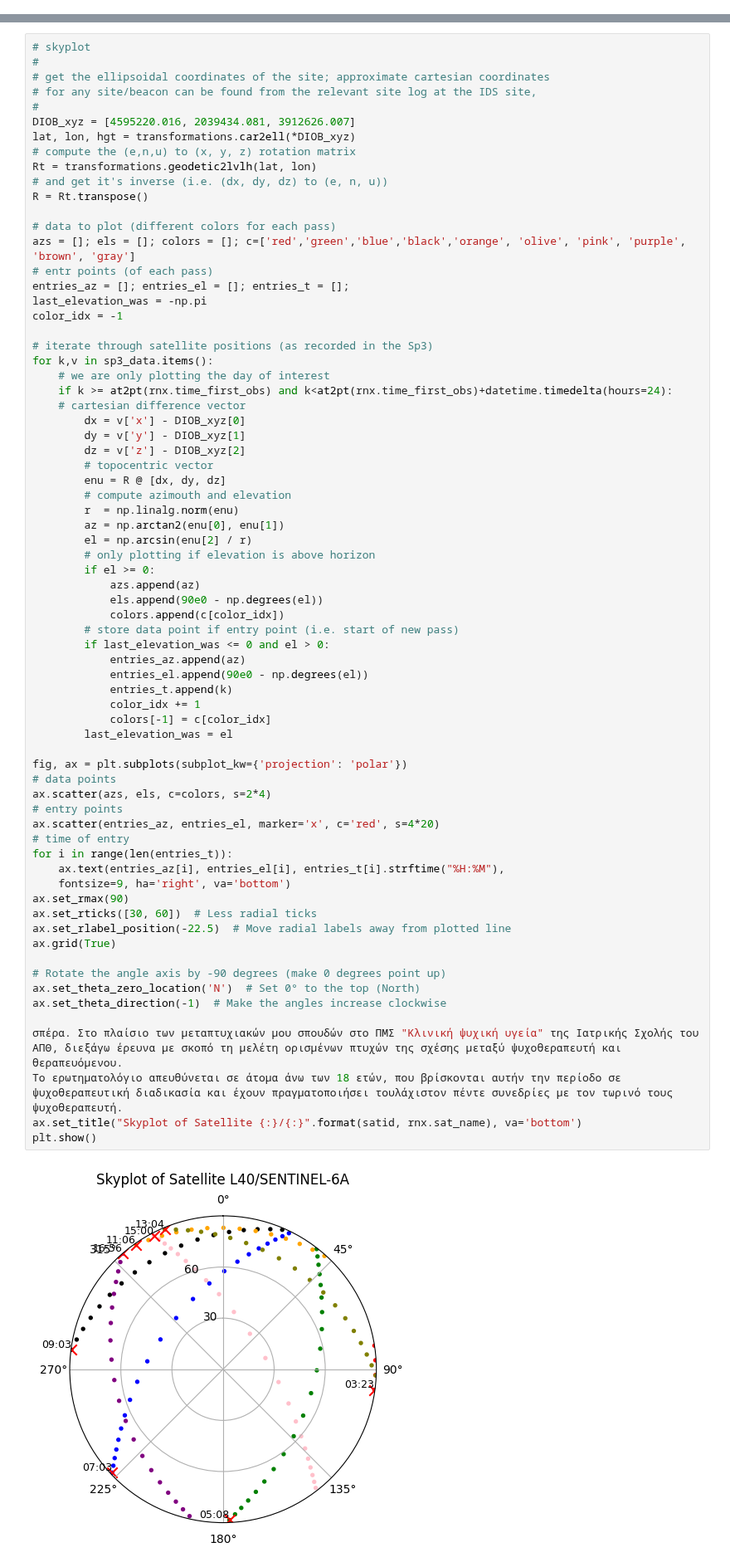
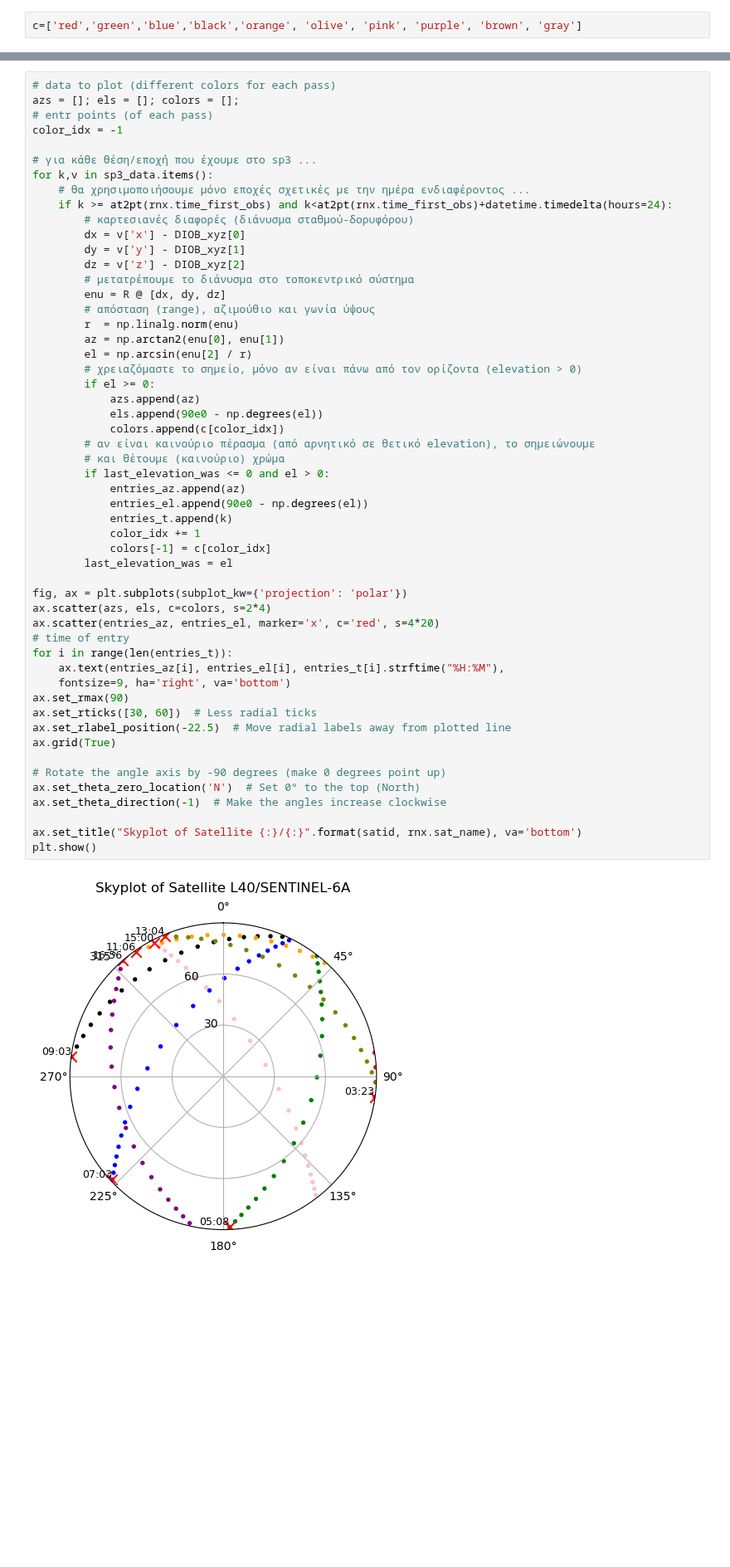
Before and after one commit to DSOlab/AcademicSoftware, a Jupyter notebook: JupiterLab/doris_ex2.ipynb, the cells around one changed output, grey strips where cells are left out. Shown at 83% size. Drawn from its saved outputs; the diff is of its cells as text; blank space fills up the shorter version.

```diff
--- a/JupiterLab/doris_ex2.ipynb
+++ b/JupiterLab/doris_ex2.ipynb
@@ -84,0 +121,2 @@ plt.show()
+# %%
+c=['red','green','blue','black','orange', 'olive', 'pink', 'purple', 'brown', 'gray']
@@ -85,72 +130,55 @@ plt.show()
 # %%
-# skyplot
-#
-# get the ellipsoidal coordinates of the site; approximate cartesian coordinates
-# for any site/beacon can be found from the relevant site log at the IDS site,
-#
-DIOB_xyz = [4595220.016, 2039434.081, 3912626.007]
-lat, lon, hgt = transformations.car2ell(*DIOB_xyz)
-# compute the (e,n,u) to (x, y, z) rotation matrix
-Rt = transformations.geodetic2lvlh(lat, lon)
-# and get it's inverse (i.e. (dx, dy, dz) to (e, n, u))
-R = Rt.transpose()
-
 # data to plot (different colors for each pass)
-azs = []; els = []; colors = []; c=['red','green','blue','black','orange', 'olive', 'pink', 'purple', 'brown', 'gray']
+azs = []; els = []; colors = [];
 # entr points (of each pass)
-entries_az = []; entries_el = []; entries_t = [];
-last_elevation_was = -np.pi
 color_idx = -1
 
-# iterate through satellite positions (as recorded in the Sp3)
+# για κάθε θέση/εποχή που έχουμε στο sp3 ...
 for k,v in sp3_data.items():
-    # we are only plotting the day of interest
+    # θα χρησιμοποιήσουμε μόνο εποχές σχετικές με την ημέρα ενδιαφέροντος ...
     if k >= at2pt(rnx.time_first_obs) and k<at2pt(rnx.time_first_obs)+datetime.timedelta(hours=24):
-    # cartesian difference vector
+        # καρτεσιανές διαφορές (διάνυσμα σταθμού-δορυφόρου)
         dx = v['x'] - DIOB_xyz[0]
         dy = v['y'] - DIOB_xyz[1]
         dz = v['z'] - DIOB_xyz[2]
-        # topocentric vector
+        # μετατρέπουμε το διάνυσμα στο τοποκεντρικό σύστημα
         enu = R @ [dx, dy, dz]
-        # compute azimouth and elevation
+        # απόσταση (range), αζιμούθιο και γωνία ύψους
         r  = np.linalg.norm(enu)
         az = np.arctan2(enu[0], enu[1])
         el = np.arcsin(enu[2] / r)
-        # only plotting if elevation is above horizon
+        # χρειαζόμαστε το σημείο, μόνο αν είναι πάνω από τον ορίζοντα (elevation > 0)
         if el >= 0:
             azs.append(az)
             els.append(90e0 - np.degrees(el))
             colors.append(c[color_idx])
-        # store data point if entry point (i.e. start of new pass)
+        # αν είναι καινούριο πέρασμα (από αρνητικό σε θετικό elevation), το σημειώνουμε
+        # και θέτουμε (καινούριο) χρώμα
         if last_elevation_was <= 0 and el > 0:
             entries_az.append(az)
             entries_el.append(90e0 - np.degrees(el))
             entries_t.append(k)
             color_idx += 1
             colors[-1] = c[color_idx]
         last_elevation_was = el
 
 fig, ax = plt.subplots(subplot_kw={'projection': 'polar'})
-# data points
 ax.scatter(azs, els, c=colors, s=2*4)
-# entry points
 ax.scatter(entries_az, entries_el, marker='x', c='red', s=4*20)
 # time of entry
 for i in range(len(entries_t)):
     ax.text(entries_az[i], entries_el[i], entries_t[i].strftime("%H:%M"),
     fontsize=9, ha='right', va='bottom')
 ax.set_rmax(90)
 ax.set_rticks([30, 60])  # Less radial ticks
 ax.set_rlabel_position(-22.5)  # Move radial labels away from plotted line
 ax.grid(True)
 
 # Rotate the angle axis by -90 degrees (make 0 degrees point up)
 ax.set_theta_zero_location('N')  # Set 0° to the top (North)
 ax.set_theta_direction(-1)  # Make the angles increase clockwise
 
-σπέρα. Στο πλαίσιο των μεταπτυχιακών μου σπουδών στο ΠΜΣ "Κλινική ψυχική υγεία" της Ιατρικής Σχολής του ΑΠΘ, διεξάγω έρευνα με σκοπό τη μελέτη ορισμένων πτυχών της σχέσης μεταξύ ψυχοθεραπευτή και θεραπευόμενου.
-Το ερωτηματολόγιο απευθύνεται σε άτομα άνω των 18 ετών, που βρίσκονται αυτήν την περίοδο σε ψυχοθεραπευτική διαδικασία και έχουν πραγματοποιήσει τουλάχιστον πέντε συνεδρίες με τον τωρινό τους ψυχοθεραπευτή.
 ax.set_title("Skyplot of Satellite {:}/{:}".format(satid, rnx.sat_name), va='bottom')
 plt.show()
 # %% [output]
-[figure, old version]
+[figure, new version]
```
Also changed, not shown: parts of 24 cells of this notebook, 5 other files.
